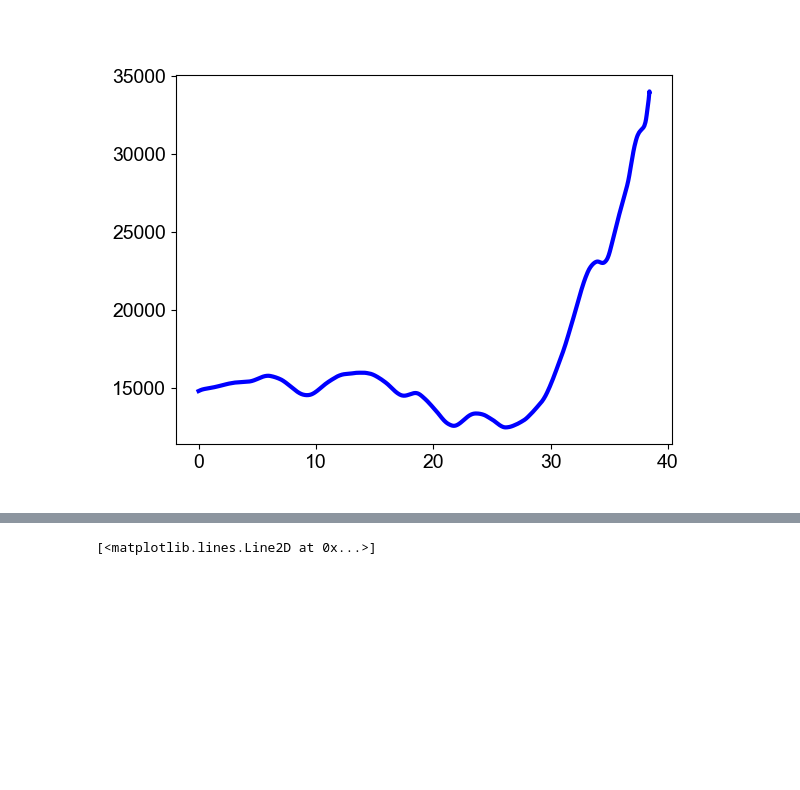
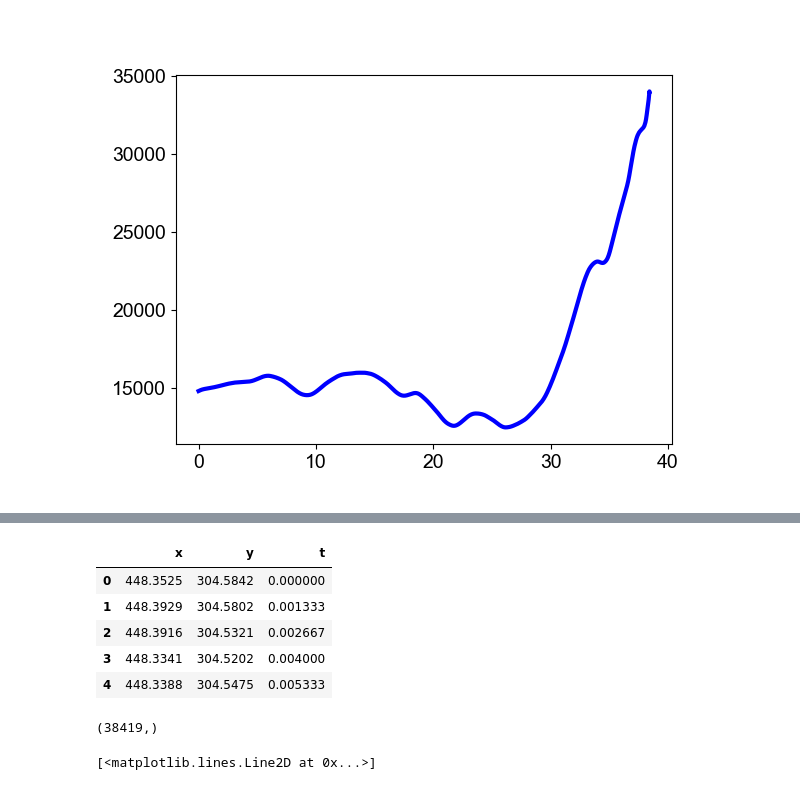
Before and after one commit to fvegar/brownian, a Jupyter notebook: correlations.ipynb, the cells around one changed output, grey strips where cells are left out. Saved outputs shown, nothing was run; the diff lists cells and outputs as text; code cells hidden in the pictures; blank space fills up the shorter version.

```diff
--- a/correlations.ipynb
+++ b/correlations.ipynb
@@ -427,3 +463,16 @@ plt.scatter(datos.x.values[::10], datos.y.values[::10], s=50, c=datos.t.values[:
+# %%
+datos[0].head(
+# %% [output]
+|  | x | y | t |
+| 0 | 448.3525 | 304.5842 | 0.000000 |
+| 1 | 448.3929 | 304.5802 | 0.001333 |
+| 2 | 448.3916 | 304.5321 | 0.002667 |
+| 3 | 448.3341 | 304.5202 | 0.004000 |
+| 4 | 448.3388 | 304.5475 | 0.005333 |
+# %%
+np.shape(Y[0])
+# %% [output]
+(38419,)
 # %%
 plt.close(3)
 # %%
```
Also changed, not shown: parts of 10 cells of this notebook.
